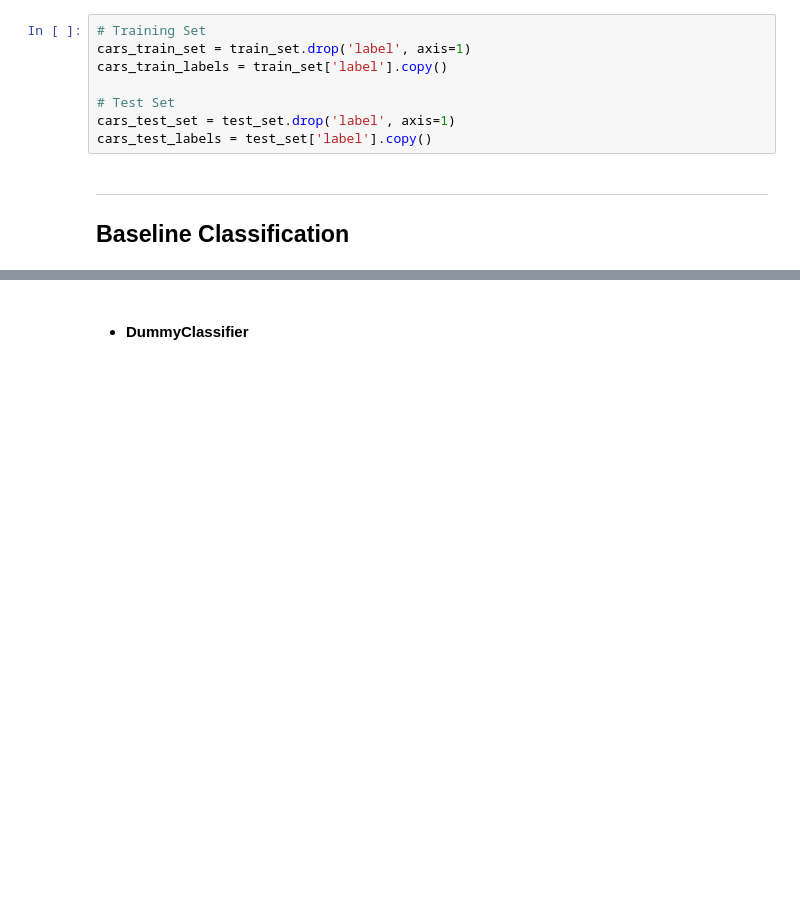
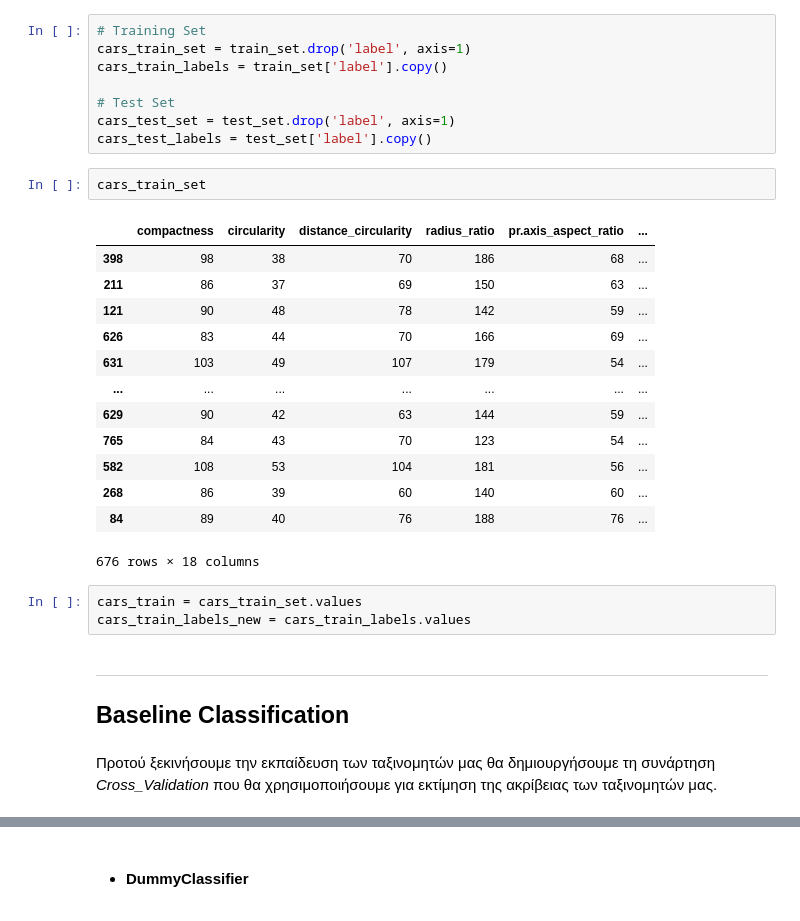
Before and after one commit to sonqo/ntua-ypsilon, a Jupyter notebook: 3_Neural_Networks_Intelligent_Systems/1_Classification/A11_S10.ipynb, the cells around one changed output, grey strips where cells are left out. Saved outputs shown, nothing was run; the diff lists cells and outputs as text; blank space fills up the shorter version.

```diff
--- a/3_Neural_Networks_Intelligent_Systems/1_Classification/A11_S10.ipynb
+++ b/3_Neural_Networks_Intelligent_Systems/1_Classification/A11_S10.ipynb
@@ -125,7 +127,28 @@ cars_train_labels = train_set['label'].copy()
 # Test Set
 cars_test_set = test_set.drop('label', axis=1)
 cars_test_labels = test_set['label'].copy()
+# %%
+cars_train_set
+# %% [output]
+|  | compactness | circularity | distance_circularity | radius_ratio | pr.axis_aspect_ratio | ... |
+| 398 | 98 | 38 | 70 | 186 | 68 | ... |
+| 211 | 86 | 37 | 69 | 150 | 63 | ... |
+| 121 | 90 | 48 | 78 | 142 | 59 | ... |
+| 626 | 83 | 44 | 70 | 166 | 69 | ... |
+| 631 | 103 | 49 | 107 | 179 | 54 | ... |
+| ... | ... | ... | ... | ... | ... | ... |
+| 629 | 90 | 42 | 63 | 144 | 59 | ... |
+| 765 | 84 | 43 | 70 | 123 | 54 | ... |
+| 582 | 108 | 53 | 104 | 181 | 56 | ... |
+| 268 | 86 | 39 | 60 | 140 | 60 | ... |
+| 84 | 89 | 40 | 76 | 188 | 76 | ... |
+676 rows × 18 columns
+# %%
+cars_train = cars_train_set.values
+cars_train_labels_new = cars_train_labels.values
 # %% [markdown]
 ---
 
 ## Baseline Classification
+# %% [markdown]
+Προτού ξεκινήσουμε την εκπαίδευση των ταξινομητών μας θα δημιουργήσουμε τη συνάρτηση _Cross_Validation_ που θα χρησιμοποιήσουμε για εκτίμηση της ακρίβειας των ταξινομητών μας.
```
Also changed, not shown: parts of 29 cells of this notebook.
